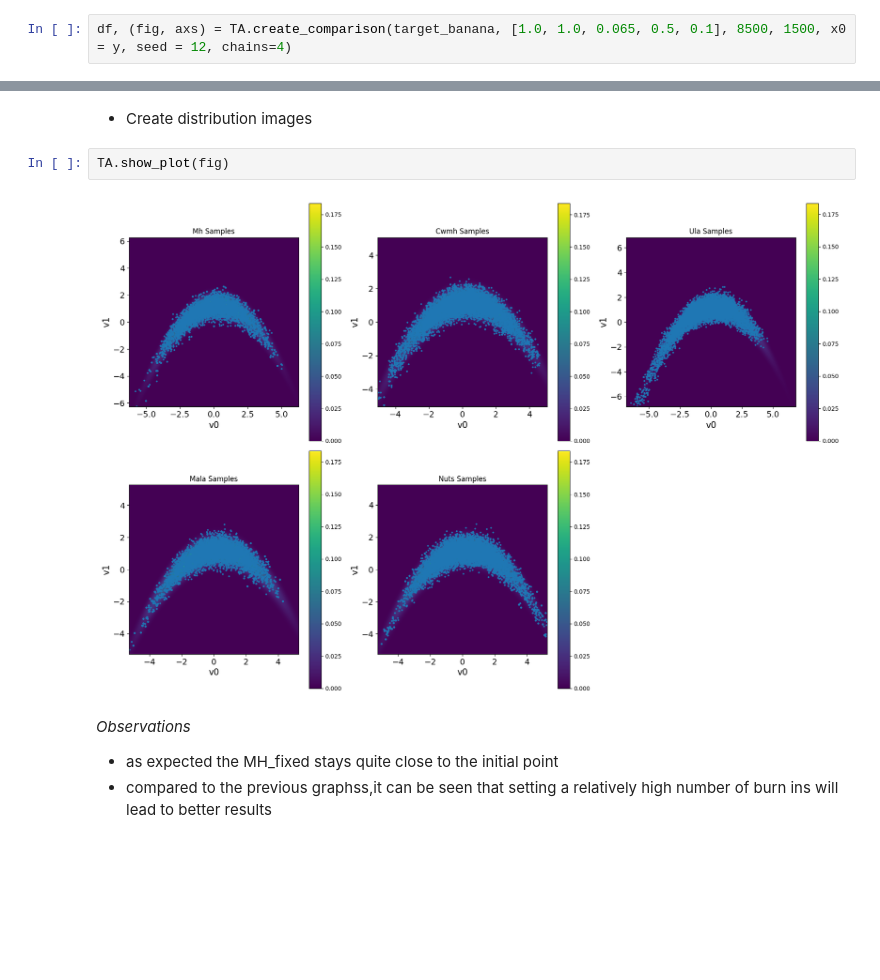
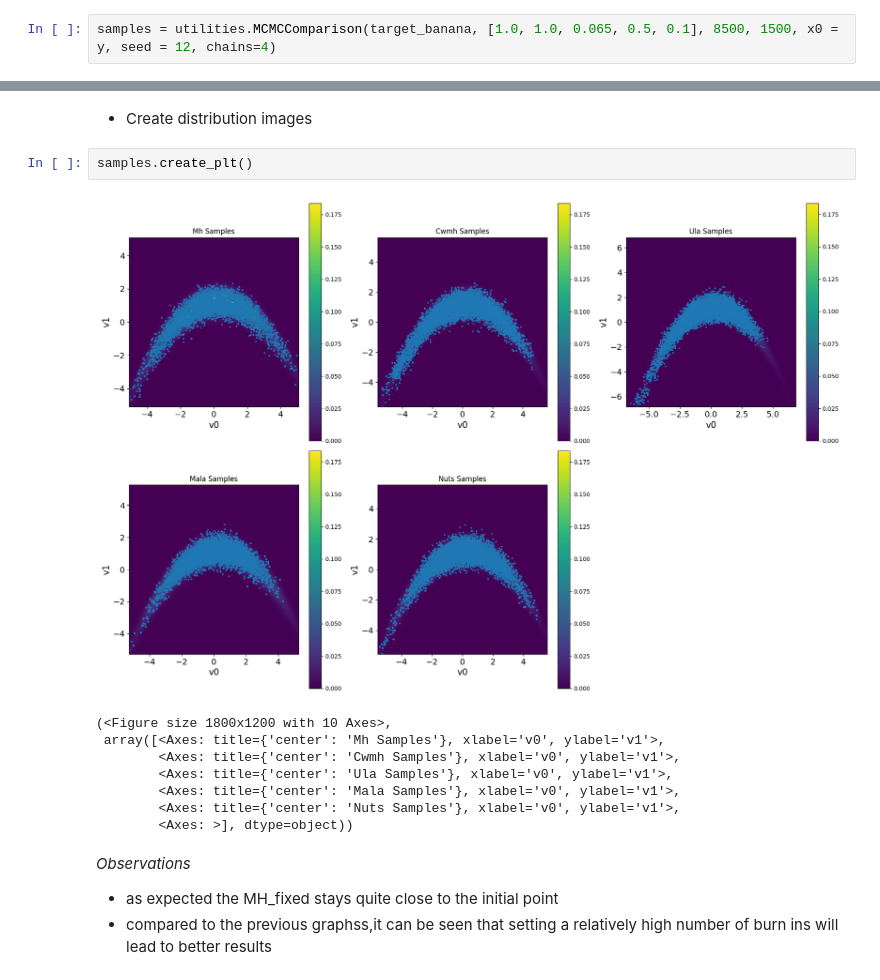
Before and after one commit to CUQI-DTU/CUQIpy-Benchmarks, a Jupyter notebook: demos/D02-table-banana.ipynb, the cells around one changed output, grey strips where cells are left out. Cells and saved outputs as stored; diff of their text form; blank space fills up the shorter version.

Commit message:
plot pair and updated demos

```diff
--- a/demos/D02-table-banana.ipynb
+++ b/demos/D02-table-banana.ipynb
@@ -29,4 +29,4 @@ true_mu = np.array([0, 0])
 true_sigma = np.array([1,1])
 y = cuqi.distribution.Gaussian(mean=true_mu, cov=true_sigma**2)
 # %%
-df, (fig, axs) = TA.create_comparison(target_banana, [1.0, 1.0, 0.065, 0.5, 0.1], 8500, 1500, x0 = y, seed = 12, chains=4)
+samples = utilities.MCMCComparison(target_banana, [1.0, 1.0, 0.065, 0.5, 0.1], 8500, 1500, x0 = y, seed = 12, chains=4)
@@ -72,10 +71,17 @@ Observations:
 - MALA performs decently, but NUTS outperforms all the methods, but the computational costs are at least 4 times higher
 # %% [markdown]
 - Create distribution images
-# %%
-TA.show_plot(fig)
-# %% [output]
-[figure, removed]
+# %%
+samples.create_plt()
+# %% [output]
+[figure, added]
+(<Figure size 1800x1200 with 10 Axes>,
+ array([<Axes: title={'center': 'Mh Samples'}, xlabel='v0', ylabel='v1'>,
+        <Axes: title={'center': 'Cwmh Samples'}, xlabel='v0', ylabel='v1'>,
+        <Axes: title={'center': 'Ula Samples'}, xlabel='v0', ylabel='v1'>,
+        <Axes: title={'center': 'Mala Samples'}, xlabel='v0', ylabel='v1'>,
+        <Axes: title={'center': 'Nuts Samples'}, xlabel='v0', ylabel='v1'>,
+        <Axes: >], dtype=object))
 # %% [markdown]
 _Observations_
 - as expected the MH_fixed stays quite close to the initial point
```
Also changed, not shown: parts of 5 cells of this notebook, 3 other files.
